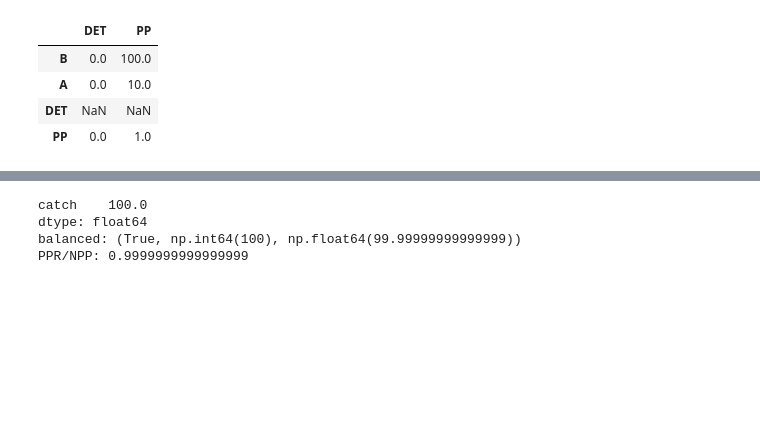
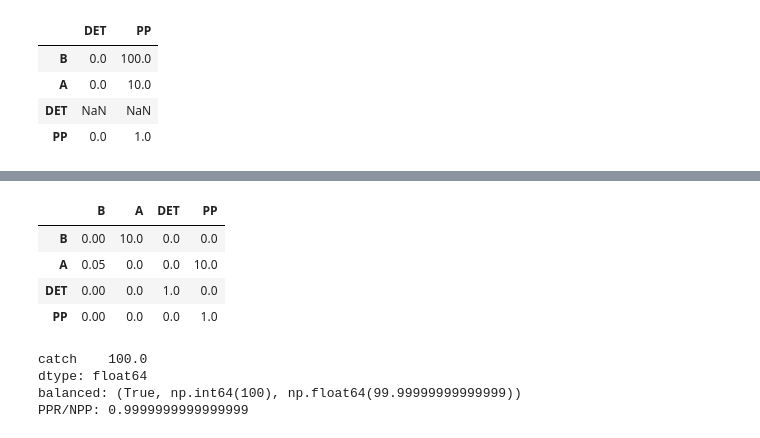
Before and after one commit to idocarmel1/PPREstimation, a Jupyter notebook: ToyModels/comp_paper.ipynb, the cells around one changed output, grey strips where cells are left out. Drawn from its saved outputs; the diff is of its cells as text; code cells hidden in the pictures; blank space fills up the shorter version.

```diff
--- a/ToyModels/comp_paper.ipynb
+++ b/ToyModels/comp_paper.ipynb
@@ -260,0 +281,8 @@ PPR/NPP: 0.5
+# %%
+sppr, A, L = self.SPPR_2015(only_pp_det=True)
+sppr, A, L = PPRCalculator.rename_results([sppr, A, L], self.seq2name)
+print(self.get_PPR(sppr, only_inner=True).sum(axis=1))
+print(f'balanced: {self.is_sppr_balanced(sppr)}')
+print(f'PPR/NPP: {self.get_PPR2NPP_ratio(sppr)}')
+# sppr.sum(axis=1)
+sppr
@@ -261,3 +299,11 @@ PPR/NPP: 0.5
+# %%
+A
+# %% [output]
+|  | B | A | DET | PP |
+| B | 0.00 | 10.0 | 0.0 | 0.0 |
+| A | 0.05 | 0.0 | 0.0 | 10.0 |
+| DET | 0.00 | 0.0 | 1.0 | 0.0 |
+| PP | 0.00 | 0.0 | 0.0 | 1.0 |
 # %%
 sppr, A, L = self.SPPR_new(TE=None, TE_option='TE', DET_TE_vals=1)
 sppr, A, L = PPRCalculator.rename_results([sppr, A, L], self.seq2name)
```
Also changed, not shown: parts of 8 cells of this notebook, 2 other files.
